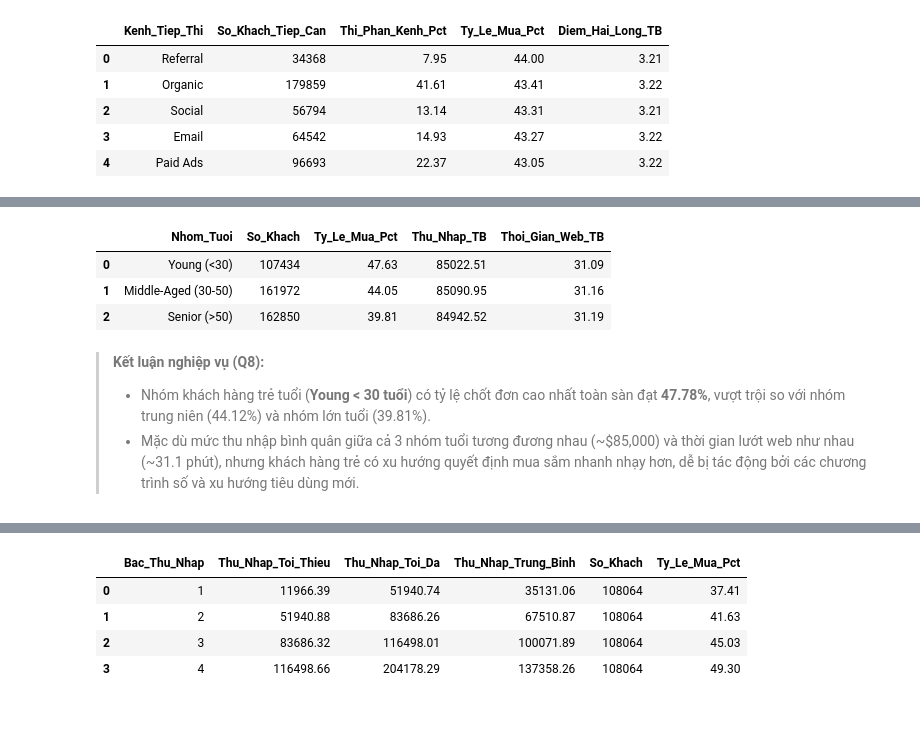
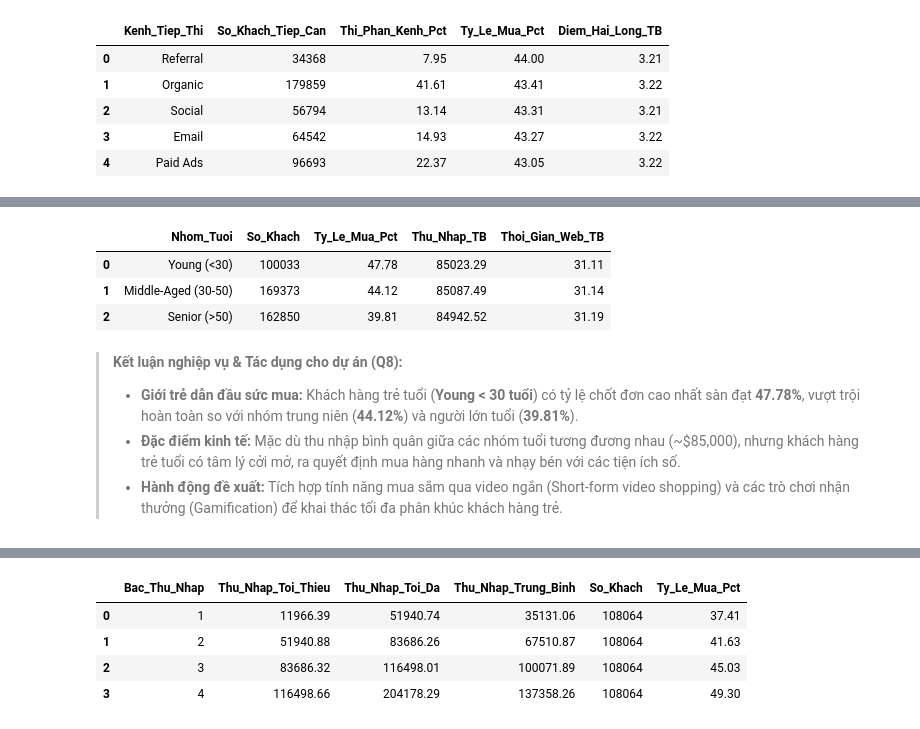
Before and after one commit to HuSiHuSi1/ADY, a Jupyter notebook: 3. Data Analysis with SQL.ipynb, the cells around one changed output, grey strips where cells are left out. Cells and saved outputs as stored; diff of their text form; code cells hidden in the pictures.

```diff
--- a/3. Data Analysis with SQL.ipynb
+++ b/3. Data Analysis with SQL.ipynb
@@ -263,30 +379,36 @@ display(res7)
 # %%
 q8 = """
 SELECT
     CASE
         WHEN Age < 30 THEN 'Young (<30)'
-        WHEN Age <= 50 THEN 'Middle-Aged (30-50)'
+        WHEN Age BETWEEN 30 AND 50 THEN 'Middle-Aged (30-50)'
         ELSE 'Senior (>50)'
     END AS Nhom_Tuoi,
     COUNT(*) AS So_Khach,
     ROUND(AVG(PurchaseStatus) * 100, 2) AS Ty_Le_Mua_Pct,
     ROUND(AVG(AnnualIncome), 2) AS Thu_Nhap_TB,
     ROUND(AVG(TimeSpentOnWebsite), 2) AS Thoi_Gian_Web_TB
 FROM customers
-GROUP BY Nhom_Tuoi
+GROUP BY
+    CASE
+        WHEN Age < 30 THEN 'Young (<30)'
+        WHEN Age BETWEEN 30 AND 50 THEN 'Middle-Aged (30-50)'
+        ELSE 'Senior (>50)'
+    END
 ORDER BY Ty_Le_Mua_Pct DESC;
 """
 res8 = run_sql(q8)
 display(res8)
 # %% [output]
 |  | Nhom_Tuoi | So_Khach | Ty_Le_Mua_Pct | Thu_Nhap_TB | Thoi_Gian_Web_TB |
-| 0 | Young (<30) | 107434 | 47.63 | 85022.51 | 31.09 |
-| 1 | Middle-Aged (30-50) | 161972 | 44.05 | 85090.95 | 31.16 |
+| 0 | Young (<30) | 100033 | 47.78 | 85023.29 | 31.11 |
+| 1 | Middle-Aged (30-50) | 169373 | 44.12 | 85087.49 | 31.14 |
 | 2 | Senior (>50) | 162850 | 39.81 | 84942.52 | 31.19 |
 # %% [markdown]
-> **Kết luận nghiệp vụ (Q8):**
-> - Nhóm khách hàng trẻ tuổi (**Young < 30 tuổi**) có tỷ lệ chốt đơn cao nhất toàn sàn đạt **47.78%**, vượt trội so với nhóm trung niên (44.12%) và nhóm lớn tuổi (39.81%).
-> - Mặc dù mức thu nhập bình quân giữa cả 3 nhóm tuổi tương đương nhau (~$85,000) và thời gian lướt web như nhau (~31.1 phút), nhưng khách hàng trẻ có xu hướng quyết định mua sắm nhanh nhạy hơn, dễ bị tác động bởi các chương trình số và xu hướng tiêu dùng mới.
+> **Kết luận nghiệp vụ & Tác dụng cho dự án (Q8):**
+> * **Giới trẻ dẫn đầu sức mua:** Khách hàng trẻ tuổi (**Young < 30 tuổi**) có tỷ lệ chốt đơn cao nhất sàn đạt **47.78%**, vượt trội hoàn toàn so với nhóm trung niên (**44.12%**) và người lớn tuổi (**39.81%**).
+> * **Đặc điểm kinh tế:** Mặc dù thu nhập bình quân giữa các nhóm tuổi tương đương nhau (~$85,000), nhưng khách hàng trẻ tuổi có tâm lý cởi mở, ra quyết định mua hàng nhanh và nhạy bén với các tiện ích số.
+> * **Hành động đề xuất:** Tích hợp tính năng mua sắm qua video ngắn (Short-form video shopping) và các trò chơi nhận thưởng (Gamification) để khai thác tối đa phân khúc khách hàng trẻ.
 # %% [markdown]
 ## 3.9 Truy vấn 9 (Window Function): Phân vị Thu nhập (NTILE 4) và Sức mua
 
```
Also changed, not shown: parts of 29 cells of this notebook.
